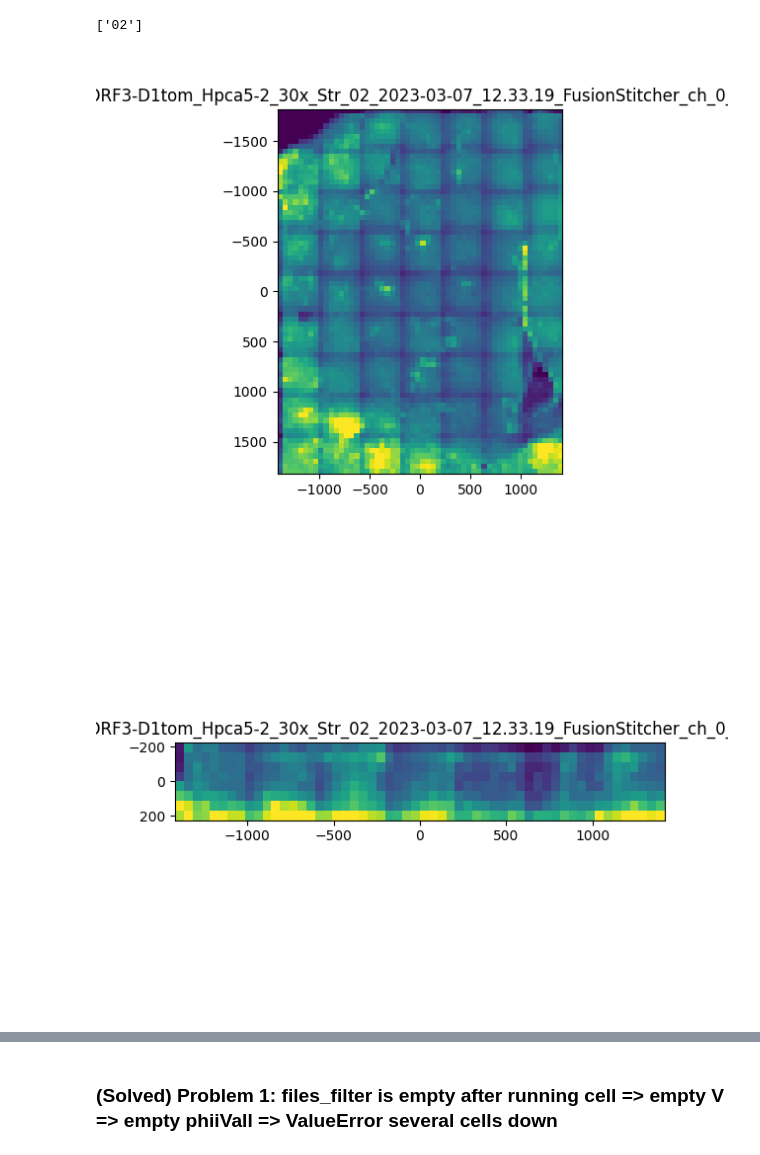
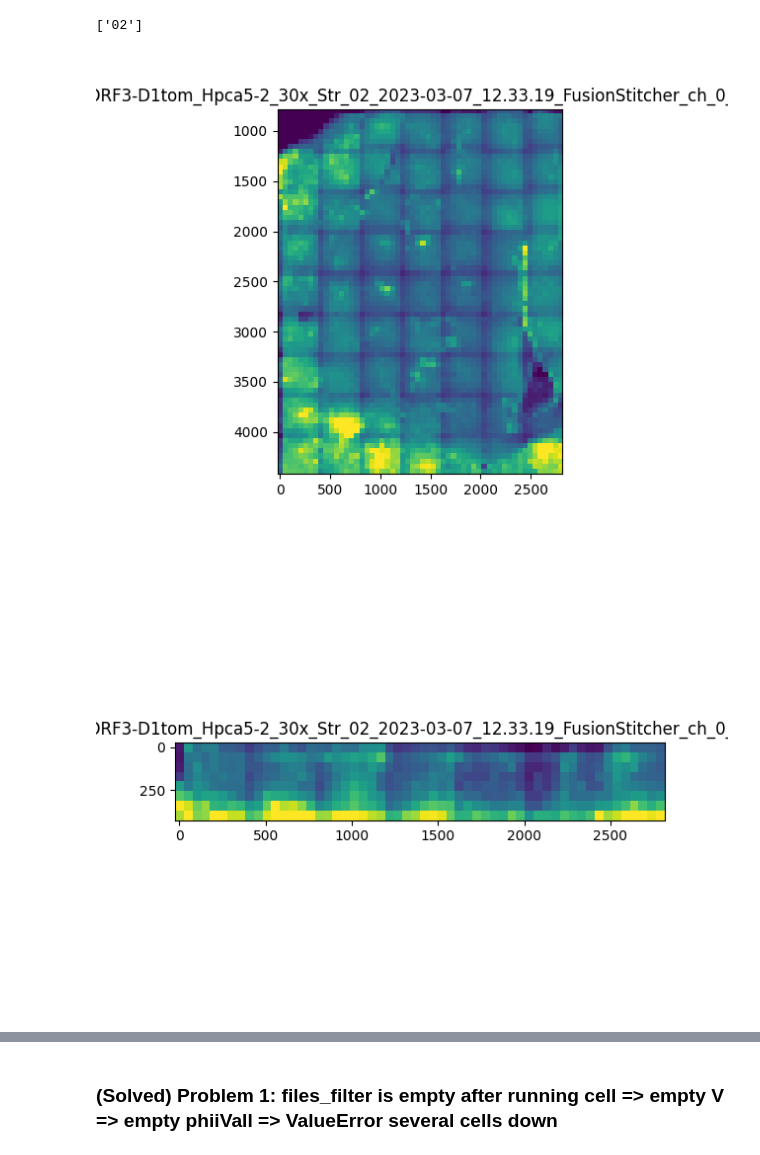
Before and after one commit to twardlab/dragonfly_registration_summer_2023, a Jupyter notebook: step3_neuron_registration_dragonfly.ipynb, the cells around one changed output, grey strips where cells are left out. Saved outputs shown, nothing was run; the diff lists cells and outputs as text; code cells hidden in the pictures.

```diff
--- a/step3_neuron_registration_dragonfly.ipynb
+++ b/step3_neuron_registration_dragonfly.ipynb
@@ -205,6 +205,7 @@ brain = 'Hpca5-2'
 # brain = '12m_MQC07-5'
 # brain = '12m_MQC09-3'
 # brain = '12m_MQC6-4'
+
 
 # Defines location of (10x & 30x) data (Needed if raw data is in subdirectory)
 orientation = 'W'
@@ -267,6 +268,11 @@ reg_dir = f'/home/abenneck/dragonfly_work/dragonfly_outputs/{brain}/dragonfly_10
 
 # File path for the 10x to atlas transform (.npz file) associated with this brain
 transform_file = f'/home/abenneck/dragonfly_work/dragonfly_outputs/{brain}/dragonfly_output_vis/transformation_outputs.npz'
+
+if orientation == 'W':
+    hemi = False
+else:
+    hemi = True
 # %% [markdown]
 ### Load Atlas Images
 # %%
@@ -426,8 +432,17 @@ else:
 data = np.load(image_low_file,allow_pickle=True)
 I = data['I']
 
-# We decided to ignore voxel positions and use zero-mean convention b/c it is more numerically stable
-xI = [d - np.mean(d) for d in data['xI']]
+# (10/30/23) Defines 2 coordinate systems (xI1 from step 1, and xI2 == xI from step 2)
+if hemi:
+    xI1 = [np.array(d) for d in data['xI']]
+    xI1[0] -= np.mean(xI1[0])
+    xI1[1] -= np.mean(xI1[1])
+    xI2 = [np.array(d) for d in data['xI']]
+    # I will use xI2, but keep track of the shift
+    xI = xI2
+    xIshift = [np.mean(x2-x1) for x2,x1 in zip(xI2,xI1)]
+else: # Whole brain (TMExx-y)
+    xI = [d - np.mean(d) for d in data['xI']] # We decided to ignore voxel positions and use zero-mean convention b/c it is more numerically stable
 
 if len(xI[-1]) != I.shape[-1]:
     # add one to the end
@@ -704,14 +719,17 @@ image_high_ind = 0
 image_high_file = image_high_files[image_high_ind]
 image_high_key = image_high_keys[image_high_ind]
 # %%
-# load the image
+# load the 30x image
 Vall = []
 Eall = []
 data = np.load(image_high_file,allow_pickle=True)
 J = data['I']
 
-# We decided to ignore voxel positions and use zero-mean convention b/c it is more numerically stable
-xJ = [d - np.mean(d) for d in data['xI']]
+# (10/30/23) Handle hemi case different than whole brain
+if hemi:
+    xJ = [np.array(d) for d in data['xI']]
+else: # Whole brain (TMExx-y)
+    xJ = [d - np.mean(d) for d in data['xI']] # We decided to ignore voxel positions and use zero-mean convention b/c it is more numerically stable
 
 key = 'W' if 'W' in data else 'w'
 WJ = data[key]
@@ -724,32 +742,32 @@ if channel == 1 and '04A' in image_high_file and False:
     J /= np.max(J)
 else:
     vminJ = np.quantile(J[WJ>0.9],0.1)
     vmaxJ = np.quantile(J[WJ>0.9],0.999)
 
 # for 0 we need to do 2,1
 # for 1 we need to do 2,0
 # for 2 we need to do 1,0
 extenthigh0 = (xJ[-1][0]-dI[-1],xJ[-1][-1]+dI[-1],xJ[-2][-1]+dI[-2],xJ[-2][0]-dI[-2])
 extenthigh1 = (xJ[2][0]-dI[2],xJ[2][-1]+dI[2],xJ[0][-1]+dI[0],xJ[0][0]-dI[0])
 extenthigh2 = (xJ[1][0]-dI[1],xJ[1][-1]+dI[1],xJ[0][-1]+dI[0],xJ[0][0]-dI[0])
 
 J0 = np.max(J,0)
 J1 = np.max(J,1)
 J2 = np.max(J,2)
 fig0,ax0 = plt.subplots()
 ax0.imshow(J0,extent=extenthigh0,vmin=vminJ,vmax=vmaxJ)
 ax0.set_title(splitext(split(image_high_file)[-1])[0])
 fig0.canvas.draw()
 
 fig1,ax1 = plt.subplots()
 ax1.imshow(J1,extent=extenthigh1,vmin=vminJ,vmax=vmaxJ)
 ax1.set_title(splitext(split(image_high_file)[-1])[0])
 fig1.canvas.draw()
 
 fig2,ax2 = plt.subplots()
 ax2.imshow(J2,extent=extenthigh2,vmin=vminJ,vmax=vmaxJ)
 ax2.set_title(splitext(split(image_high_file)[-1])[0])
 fig2.canvas.draw()
 # %% [output]
-[figure, old version]
+[figure, new version]
-[figure, old version]
+[figure, new version]
```
Also changed, not shown: parts of 6 cells of this notebook.
